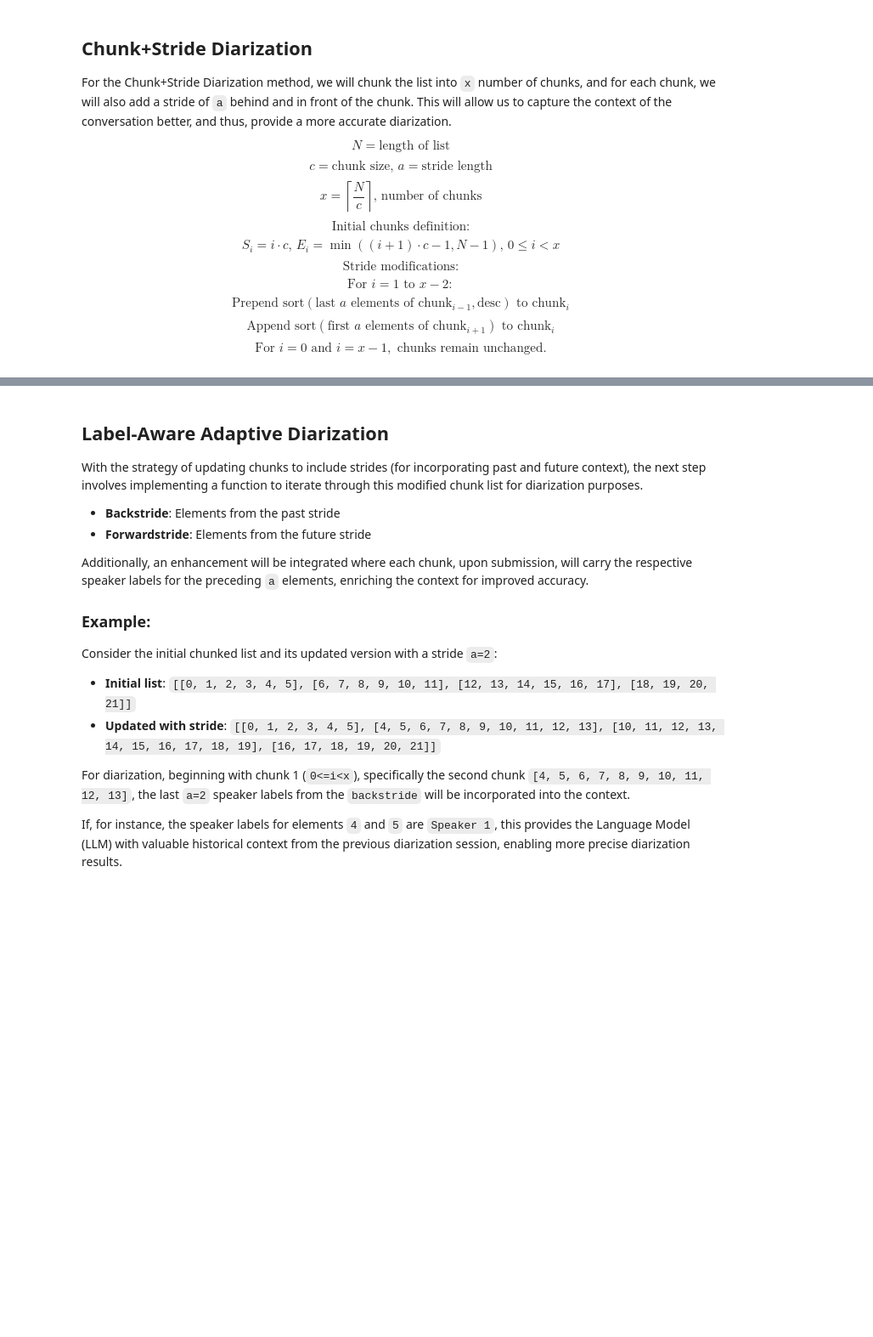
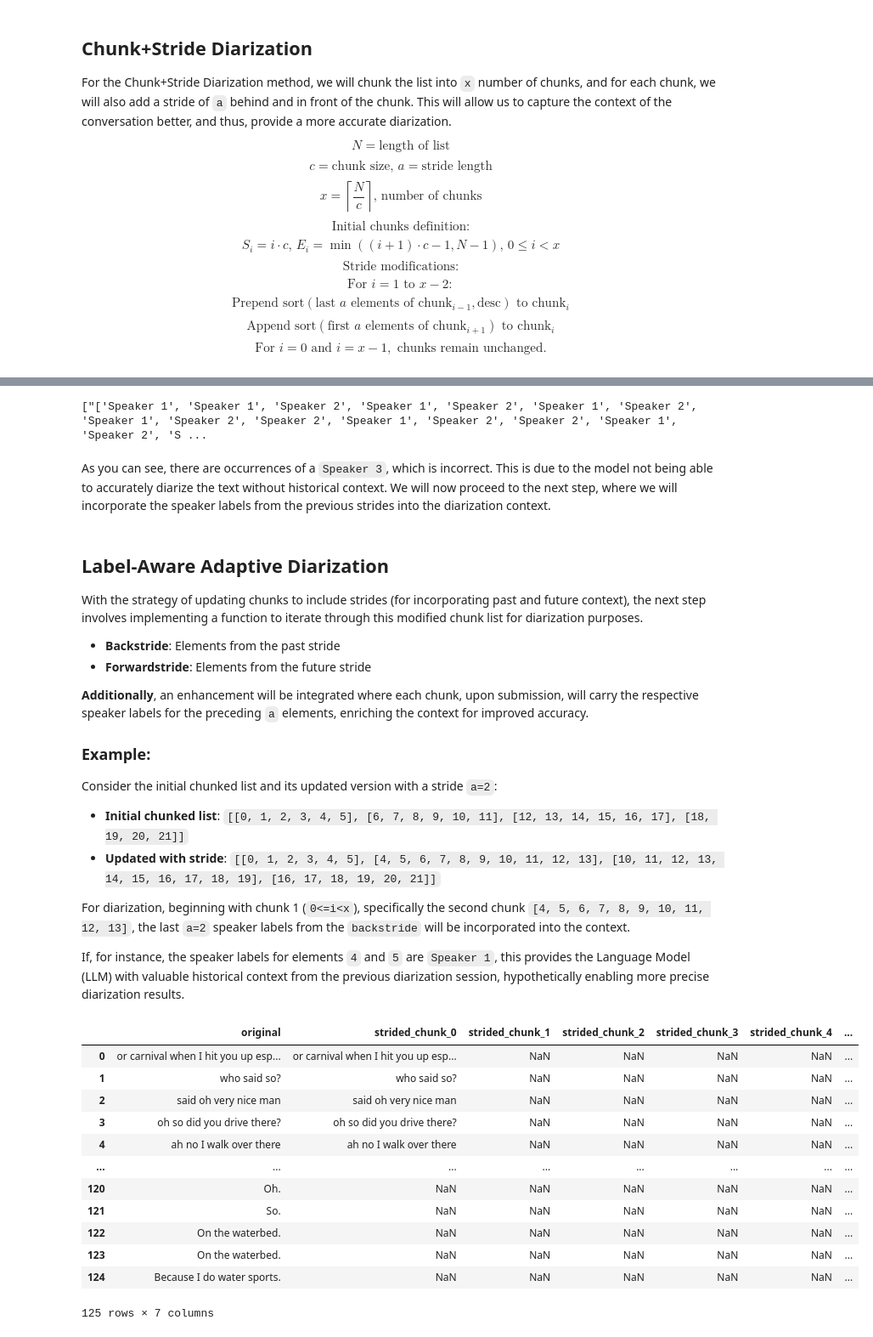
Before and after one commit to amidstdebug/minutes-maker, a Jupyter notebook: whisper_implementation/meeting_minutes.ipynb, the cells around one changed output, grey strips where cells are left out. Shown at 85% size. Drawn from its saved outputs; the diff is of its cells as text; code cells hidden in the pictures; blank space fills up the shorter version.

```diff
--- a/whisper_implementation/meeting_minutes.ipynb
+++ b/whisper_implementation/meeting_minutes.ipynb
@@ -575,3 +772,30 @@ chunk_with_stride(original_list, 2, 6)
+# %%
+# Strided Chunk-based diarization without speaker labels
+
+speaker_labels = []
+
+for strided_chunk in strided_chunks:
+	strided_formatted = '\n'.join(strided_chunk)
+	diarization = client.chat.completions.create(
+		model=DEPLOYMENT,
+		messages=[
+			{"role": "system",
+			 "content": "You are a linguistics expert with 50 years of experience. You will be given a list of sentences seperated by newlines, and you are to assign the Speaker label to each sentence PER line. I.e. Given the prompt, you will return me: ['Speaker 1', 'Speaker 2', 'Speaker 2']. There is a possibility that a speaker may speak for more than 1 line at time."},
+			{"role": "user",
+			 "content": f"Here is the list of sentences: {strided_formatted}. You will diarize ALL the sentences in the list. JUST RETURN ME THE LIST. You WILL ensure that you labeled EVERY line. You will return me: ['Speaker 1', 'Speaker 2', 'Speaker 2']"}
+		],
+		max_tokens=2000,
+		stream=False,
+		temperature=0.5,
+	)
+	end_result = diarization.choices[0].message.content
+	speaker_labels.append(end_result)
+
+print(speaker_labels)
+# %% [output]
+["['Speaker 1', 'Speaker 1', 'Speaker 2', 'Speaker 1', 'Speaker 2', 'Speaker 1', 'Speaker 2', 'Speaker 1', 'Speaker 2', 'Speaker 2', 'Speaker 1', 'Speaker 2', 'Speaker 2', 'Speaker 1', 'Speaker 2', 'S ...
+# %% [markdown]
+As you can see, there are occurrences of a `Speaker 3`, which is incorrect. This is due to the model not being able to accurately diarize the text without historical context. We will now proceed to the next step, where we will incorporate the speaker labels from the previous strides into the diarization context.
 # %% [markdown]
 ## Label-Aware Adaptive Diarization
 
@@ -580,14 +804,47 @@ With the strategy of updating chunks to include strides (for incorporating past
 - **Backstride**: Elements from the past stride
 - **Forwardstride**: Elements from the future stride
 
-Additionally, an enhancement will be integrated where each chunk, upon submission, will carry the respective speaker labels for the preceding `a` elements, enriching the context for improved accuracy.
+__Additionally__, an enhancement will be integrated where each chunk, upon submission, will carry the respective speaker labels for the preceding `a` elements, enriching the context for improved accuracy.
 
 ### Example:
 Consider the initial chunked list and its updated version with a stride `a=2`:
 
-- **Initial list**: `[[0, 1, 2, 3, 4, 5], [6, 7, 8, 9, 10, 11], [12, 13, 14, 15, 16, 17], [18, 19, 20, 21]]`
+- **Initial chunked list**: `[[0, 1, 2, 3, 4, 5], [6, 7, 8, 9, 10, 11], [12, 13, 14, 15, 16, 17], [18, 19, 20, 21]]`
 - **Updated with stride**: `[[0, 1, 2, 3, 4, 5], [4, 5, 6, 7, 8, 9, 10, 11, 12, 13], [10, 11, 12, 13, 14, 15, 16, 17, 18, 19], [16, 17, 18, 19, 20, 21]]`
 
 For diarization, beginning with chunk 1 (`0<=i<x`), specifically the second chunk `[4, 5, 6, 7, 8, 9, 10, 11, 12, 13]`, the last `a=2` speaker labels from the `backstride` will be incorporated into the context.
 
-If, for instance, the speaker labels for elements `4` and `5` are `Speaker 1`, this provides the Language Model (LLM) with valuable historical context from the previous diarization session, enabling more precise diarization results.
+If, for instance, the speaker labels for elements `4` and `5` are `Speaker 1`, this provides the Language Model (LLM) with valuable historical context from the previous diarization session, hypothetically enabling more precise diarization results.
+# %%
+import pandas as pd
+import numpy as np
+
+comparison_df = pd.DataFrame({'original': per_line})
+# Calculate the min and max to define the range of the DataFrame index
+min_val = min(min(sublist) for sublist in strided_chunk_indices)
+max_val = max(max(sublist) for sublist in strided_chunk_indices)
+
+# Create a DataFrame with the correct indices
+strided_chunk_df = pd.DataFrame(index=np.arange(min_val, max_val + 1))
+
+# Populate the DataFrame with the data
+for i, sublist in enumerate(strided_chunk_indices):
+	strided_chunk_df[f'strided_chunk_{i}'] = pd.Series(index=sublist, data=strided_chunks[i])
+
+combined_df = pd.concat([comparison_df, strided_chunk_df], axis=1)
+
+combined_df
+# %% [output]
+|  | original | strided_chunk_0 | strided_chunk_1 | strided_chunk_2 | strided_chunk_3 | strided_chunk_4 | ... |
+| 0 | or carnival when I hit you up esp... | or carnival when I hit you up esp... | NaN | NaN | NaN | NaN | ... |
+| 1 | who said so? | who said so? | NaN | NaN | NaN | NaN | ... |
+| 2 | said oh very nice man | said oh very nice man | NaN | NaN | NaN | NaN | ... |
+| 3 | oh so did you drive there? | oh so did you drive there? | NaN | NaN | NaN | NaN | ... |
+| 4 | ah no I walk over there | ah no I walk over there | NaN | NaN | NaN | NaN | ... |
+| ... | ... | ... | ... | ... | ... | ... | ... |
+| 120 | Oh. | NaN | NaN | NaN | NaN | NaN | ... |
+| 121 | So. | NaN | NaN | NaN | NaN | NaN | ... |
+| 122 | On the waterbed. | NaN | NaN | NaN | NaN | NaN | ... |
+| 123 | On the waterbed. | NaN | NaN | NaN | NaN | NaN | ... |
+| 124 | Because I do water sports. | NaN | NaN | NaN | NaN | NaN | ... |
+125 rows × 7 columns
```
Also changed, not shown: parts of 17 cells of this notebook, 1 other file.
